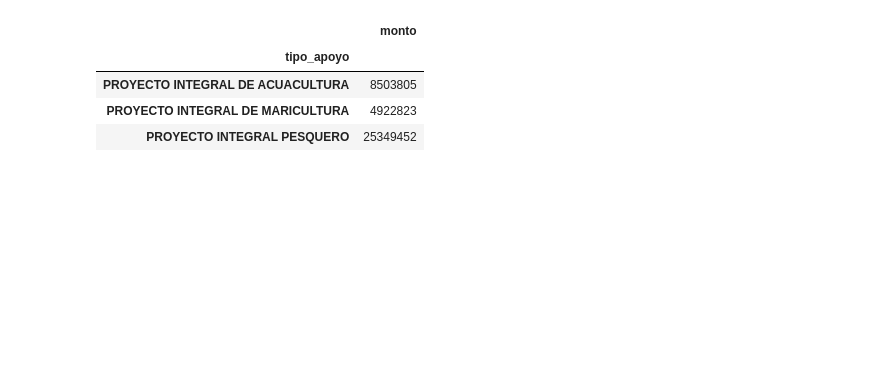
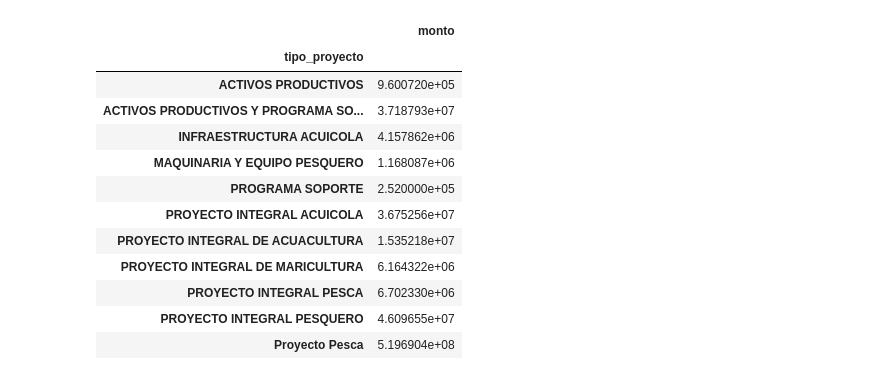
Before and after one commit to pescandodatos/analisis, a Jupyter notebook: Beneficiarios para Equipamiento e Infraestructura de Reconversion , Pesca e Integral.ipynb, the cells around one changed output. Saved outputs shown, nothing was run; the diff lists cells and outputs as text; code cells hidden in the pictures; blank space fills up the shorter version.

```diff
--- a/Beneficiarios para Equipamiento e Infraestructura de Reconversion , Pesca e Integral.ipynb
+++ b/Beneficiarios para Equipamiento e Infraestructura de Reconversion , Pesca e Integral.ipynb
@@ -59,9 +77,17 @@ PROYECTO INTEGRAL PESQUERO          26
 dtype: int64
 # %%
-beneficiarios[['tipo_apoyo','monto']].groupby('tipo_apoyo').sum()
+beneficiarios[['tipo_proyecto','monto']].groupby('tipo_proyecto').sum()
 # %% [output]
 |  | monto |
-| tipo_apoyo |  |
-| PROYECTO INTEGRAL DE ACUACULTURA | 8503805 |
-| PROYECTO INTEGRAL DE MARICULTURA | 4922823 |
-| PROYECTO INTEGRAL PESQUERO | 25349452 |
+| tipo_proyecto |  |
+| ACTIVOS PRODUCTIVOS | 9.600720e+05 |
+| ACTIVOS PRODUCTIVOS Y PROGRAMA SO... | 3.718793e+07 |
+| INFRAESTRUCTURA ACUICOLA | 4.157862e+06 |
+| MAQUINARIA Y EQUIPO PESQUERO | 1.168087e+06 |
+| PROGRAMA SOPORTE | 2.520000e+05 |
+| PROYECTO INTEGRAL ACUICOLA | 3.675256e+07 |
+| PROYECTO INTEGRAL DE ACUACULTURA | 1.535218e+07 |
+| PROYECTO INTEGRAL DE MARICULTURA | 6.164322e+06 |
+| PROYECTO INTEGRAL PESCA | 6.702330e+06 |
+| PROYECTO INTEGRAL PESQUERO | 4.609655e+07 |
+| Proyecto Pesca | 5.196904e+08 |
```
Also changed, not shown: parts of 6 cells of this notebook.
